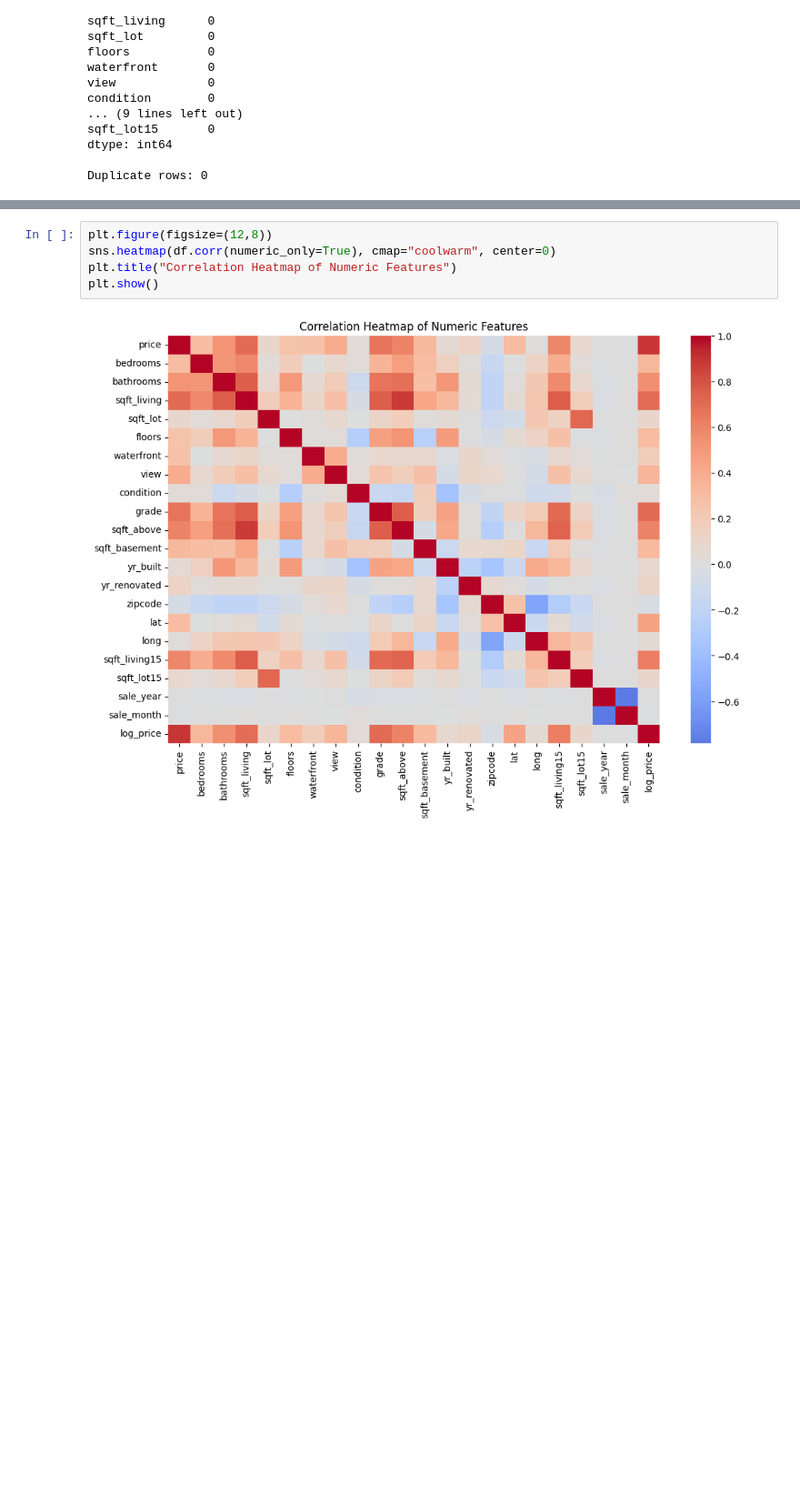
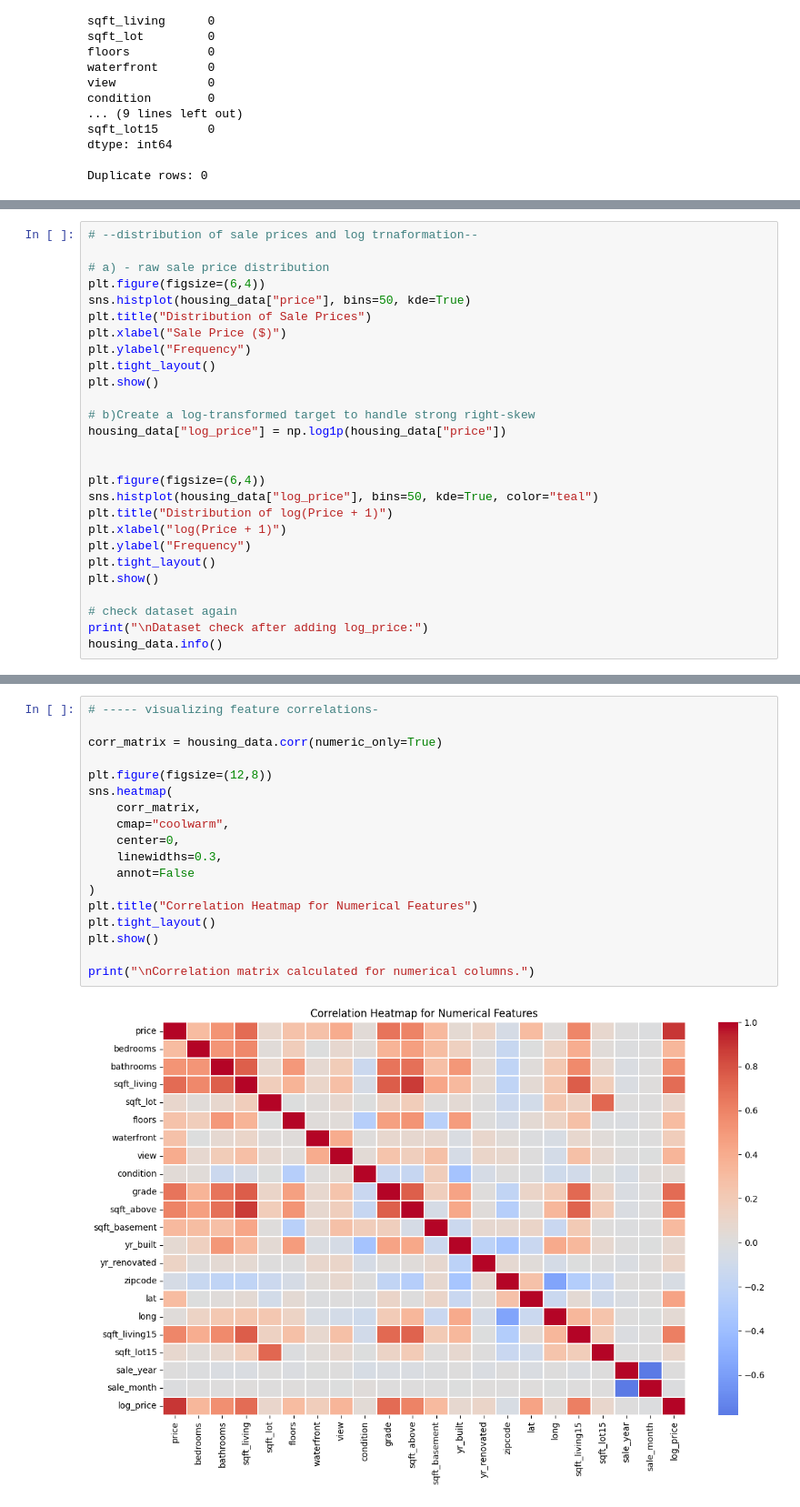
Before and after one commit to RRRG3/255-proj, a Jupyter notebook: kc-house-prices/notebooks/01_preprocessing.ipynb, the cells around one changed output, grey strips where cells are left out. Shown at 91% size. Saved outputs shown, nothing was run; the diff lists cells and outputs as text; blank space fills up the shorter version.

```diff
--- a/kc-house-prices/notebooks/01_preprocessing.ipynb
+++ b/kc-house-prices/notebooks/01_preprocessing.ipynb
@@ -144,0 +86,27 @@ Name: price, dtype: float64
+# %%
+# --distribution of sale prices and log trnaformation--
+
+# a) - raw sale price distribution
+plt.figure(figsize=(6,4))
+sns.histplot(housing_data["price"], bins=50, kde=True)
+plt.title("Distribution of Sale Prices")
+plt.xlabel("Sale Price ($)")
+plt.ylabel("Frequency")
+plt.tight_layout()
+plt.show()
+
+# b)Create a log-transformed target to handle strong right-skew
+housing_data["log_price"] = np.log1p(housing_data["price"])
+
+
+plt.figure(figsize=(6,4))
+sns.histplot(housing_data["log_price"], bins=50, kde=True, color="teal")
+plt.title("Distribution of log(Price + 1)")
+plt.xlabel("log(Price + 1)")
+plt.ylabel("Frequency")
+plt.tight_layout()
+plt.show()
+
+# check dataset again
+print("\nDataset check after adding log_price:")
+housing_data.info()
@@ -145,7 +163,20 @@ Name: price, dtype: float64
 # %%
+# ----- visualizing feature correlations-
+
+corr_matrix = housing_data.corr(numeric_only=True)
+
 plt.figure(figsize=(12,8))
-sns.heatmap(df.corr(numeric_only=True), cmap="coolwarm", center=0)
-plt.title("Correlation Heatmap of Numeric Features")
+sns.heatmap(
+    corr_matrix,
+    cmap="coolwarm",
+    center=0,
+    linewidths=0.3,
+    annot=False
+)
+plt.title("Correlation Heatmap for Numerical Features")
+plt.tight_layout()
 plt.show()
+
+print("\nCorrelation matrix calculated for numerical columns.")
 # %% [output]
-[figure, old version]
+[figure, new version]
```
Also changed, not shown: parts of 28 cells of this notebook, 1 other file.
